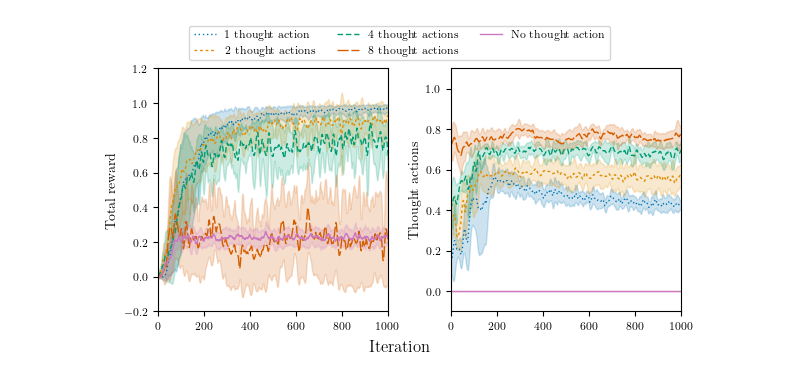
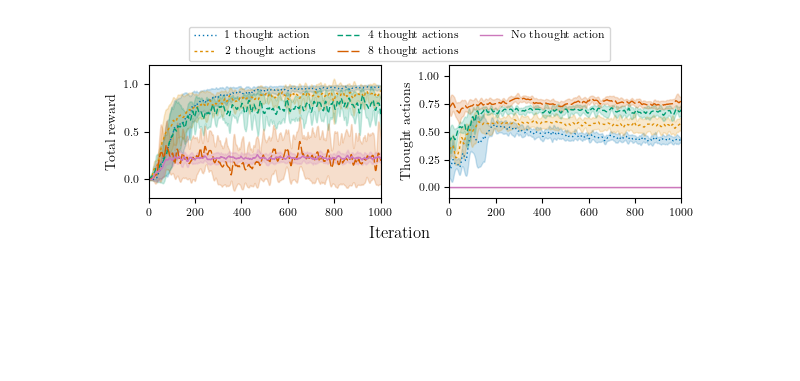
Before and after one commit to chanb/thinking-as-control, a Jupyter notebook: plot.ipynb, the cells around one changed output. Cells and saved outputs as stored; diff of their text form; code cells hidden in the pictures; blank space fills up the shorter version.

```diff
--- a/plot.ipynb
+++ b/plot.ipynb
@@ -160,7 +168,7 @@ num_cols = 2
 fig, axes = plt.subplots(
     num_rows,
     num_cols,
-    figsize=set_size(doc_width_pt, 0.95, (num_rows, num_cols), use_golden_ratio=False),
+    figsize=set_size(doc_width_pt, 0.95, (num_rows, num_cols), use_golden_ratio=True),
     layout="constrained",
 )
 
@@ -202,31 +210,32 @@ for ax_i, (key, stats_df) in enumerate(stats_dfs.items()):
             group["timepoint"],
             group["lower_smooth"],
             group["upper_smooth"],
             color=color,
             alpha=0.2,
         )
 
     if key == "frac_thought_acts":
         ax.set_ylabel("Thought actions %")
         ax.set_ylim(-0.1, 1.1)
     else:
         ax.set_ylabel("Total reward")
         ax.set_ylim(-0.2, 1.2)
     ax.set_xlim(0, 1000)
 
 fig.supxlabel("Iteration")
 fig.legend(
     bbox_to_anchor=(0.0, 1.0, 1.0, 0.0),
     loc="lower center",
     ncols=3,
     borderaxespad=0.0,
     frameon=True,
     fontsize="8",
 )
 
 # fig.tight_layout()
 # plt.subplots_adjust(bottom=0.25)
 # plt.show()
 plt.savefig("frozen_lake_v4-result.pdf", dpi=600, format="pdf", bbox_inches="tight")
+# plt.savefig("frozen_lake_v4-result.pgf", bbox_inches="tight")
 # %% [output]
-[figure, old version]
+[figure, new version]
```
Also changed, not shown: parts of 1 cell of this notebook, 3 other files.
